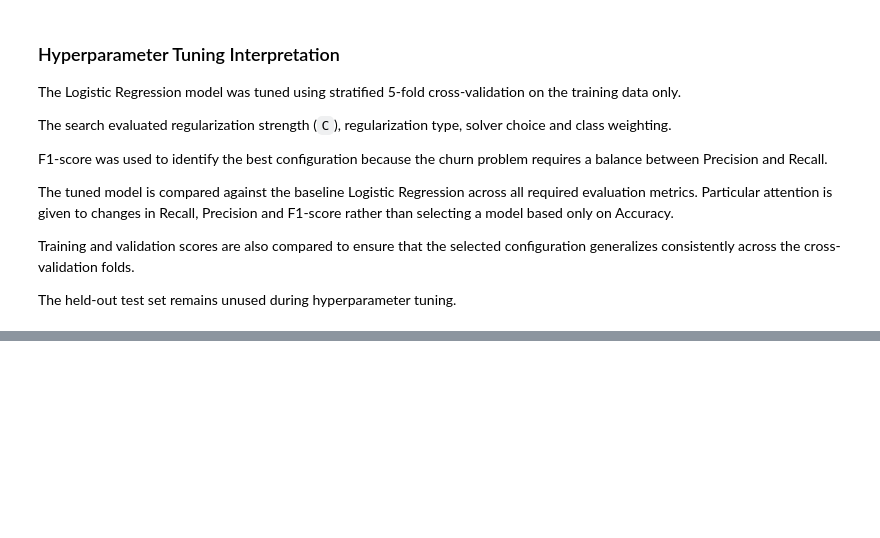
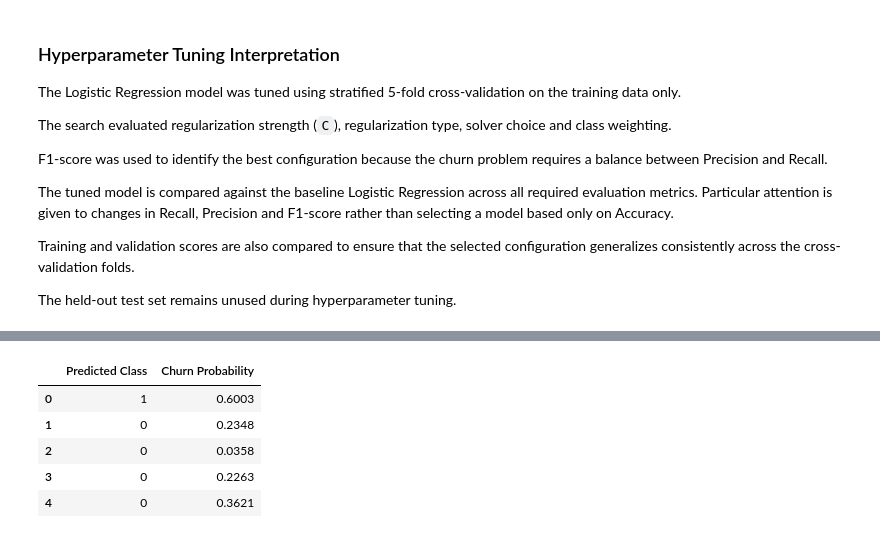
Before and after one commit to rgthimirad-cpu/Customer-Churn-Prediction-Business-Intelligence-System, a Jupyter notebook: Machine Learning/notebooks/01_logistic_regression.ipynb, the cells around one changed output, grey strips where cells are left out. Cells and saved outputs as stored; diff of their text form; code cells hidden in the pictures; blank space fills up the shorter version.

```diff
--- a/Machine Learning/notebooks/01_logistic_regression.ipynb
+++ b/Machine Learning/notebooks/01_logistic_regression.ipynb
@@ -1970,0 +2285,13 @@ The held-out test set remains unused during hyperparameter tuning.
+# %%
+# ==========================================
+# 60. Reload Saved Logistic Pipeline
+# ==========================================
+
+loaded_logistic_pipeline = joblib.load(
+    LOGISTIC_MODEL_PATH
+)
+
+print(
+    "Saved Logistic Regression "
+    "pipeline reloaded successfully."
+)
@@ -1970,0 +2340,37 @@ The held-out test set remains unused during hyperparameter tuning.
+# %%
+# ==========================================
+# 62. Verify Churn Probability Output
+# ==========================================
+
+verification_probabilities = (
+    loaded_logistic_pipeline
+    .predict_proba(
+        verification_rows
+    )[:, 1]
+)
+
+probability_check = pd.DataFrame({
+    "Predicted Class":
+        loaded_predictions,
+
+    "Churn Probability":
+        verification_probabilities
+})
+
+probability_check[
+    "Churn Probability"
+] = (
+    probability_check[
+        "Churn Probability"
+    ]
+    .round(4)
+)
+
+probability_check
+# %% [output]
+|  | Predicted Class | Churn Probability |
+| 0 | 1 | 0.6003 |
+| 1 | 0 | 0.2348 |
+| 2 | 0 | 0.0358 |
+| 3 | 0 | 0.2263 |
+| 4 | 0 | 0.3621 |
```
Also changed, not shown: parts of 14 cells of this notebook, 3 other files.
